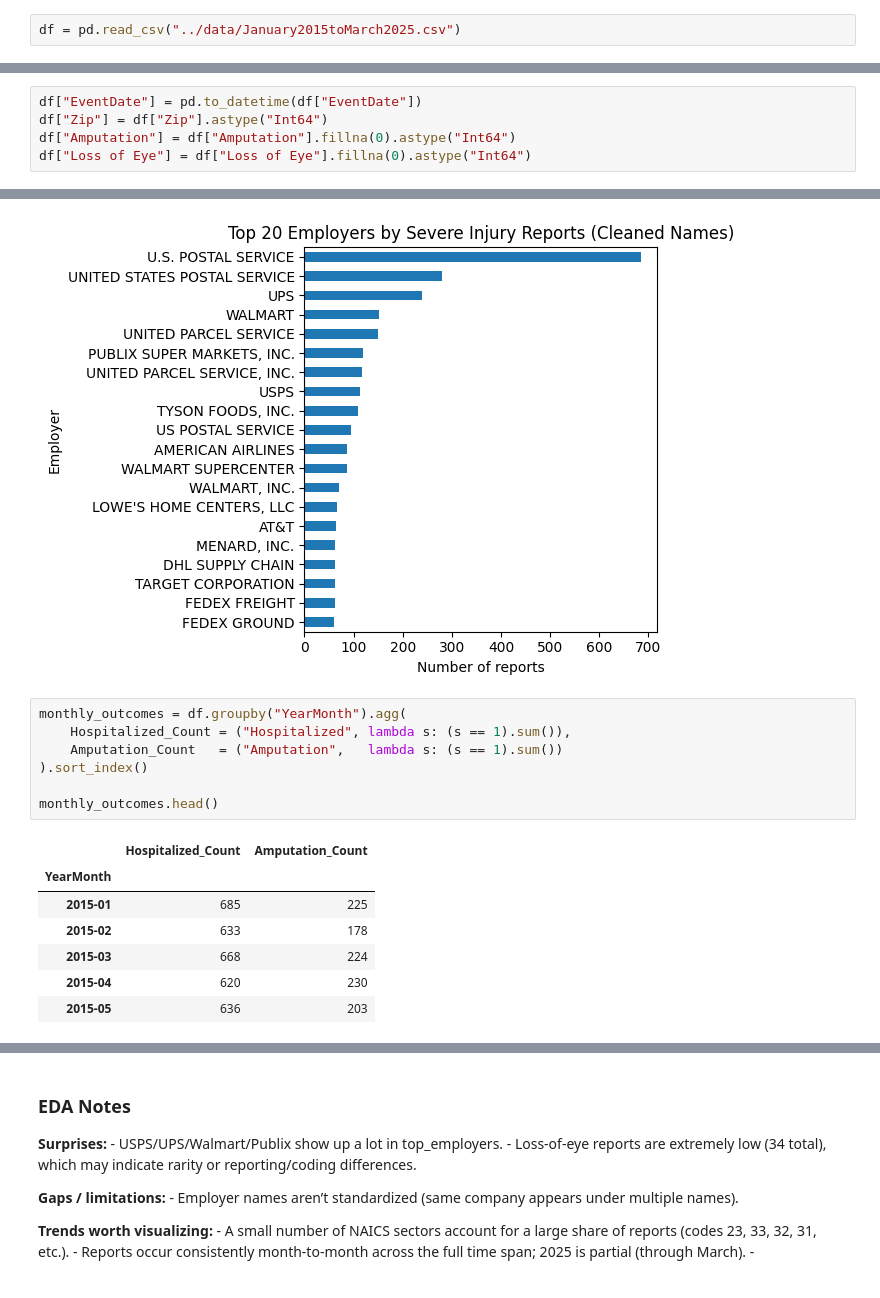
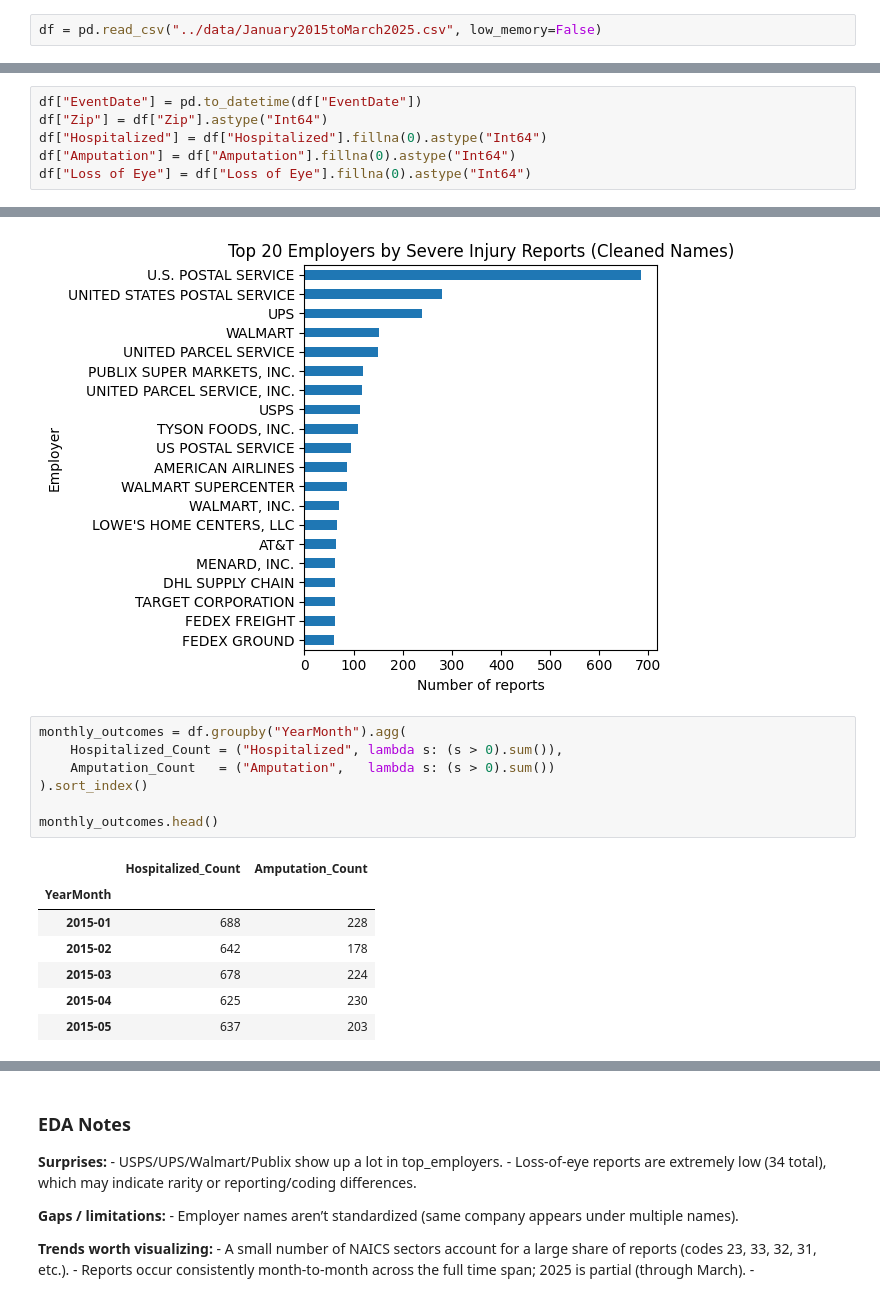
Before and after one commit to CourtneyMandela/occupational_injury_trends, a Jupyter notebook: notebooks/osha_severe_injury.ipynb, the cells around one changed output, grey strips where cells are left out. Saved outputs shown, nothing was run; the diff lists cells and outputs as text.

```diff
--- a/notebooks/osha_severe_injury.ipynb
+++ b/notebooks/osha_severe_injury.ipynb
@@ -4,7 +4,7 @@ import matplotlib.pyplot as plt
 # %% [markdown]
 ## Data Loading
 # %%
-df = pd.read_csv("../data/January2015toMarch2025.csv")
+df = pd.read_csv("../data/January2015toMarch2025.csv", low_memory=False)
 # %%
 df.head()
 # %% [output]
@@ -156,6 +156,7 @@ dtype: object
 # %%
 df["EventDate"] = pd.to_datetime(df["EventDate"])
 df["Zip"] = df["Zip"].astype("Int64")
+df["Hospitalized"] = df["Hospitalized"].fillna(0).astype("Int64")
 df["Amputation"] = df["Amputation"].fillna(0).astype("Int64")
 df["Loss of Eye"] = df["Loss of Eye"].fillna(0).astype("Int64")
 # %%
@@ -680,19 +683,19 @@ plt.show()
 [figure]
 # %%
 monthly_outcomes = df.groupby("YearMonth").agg(
-    Hospitalized_Count = ("Hospitalized", lambda s: (s == 1).sum()),
-    Amputation_Count   = ("Amputation",   lambda s: (s == 1).sum())
+    Hospitalized_Count = ("Hospitalized", lambda s: (s > 0).sum()),
+    Amputation_Count   = ("Amputation",   lambda s: (s > 0).sum())
 ).sort_index()
 
 monthly_outcomes.head()
 # %% [output]
 |  | Hospitalized_Count | Amputation_Count |
 | YearMonth |  |  |
-| 2015-01 | 685 | 225 |
-| 2015-02 | 633 | 178 |
-| 2015-03 | 668 | 224 |
-| 2015-04 | 620 | 230 |
-| 2015-05 | 636 | 203 |
+| 2015-01 | 688 | 228 |
+| 2015-02 | 642 | 178 |
+| 2015-03 | 678 | 224 |
+| 2015-04 | 625 | 230 |
+| 2015-05 | 637 | 203 |
 # %%
 plt.plot(monthly_outcomes.index, monthly_outcomes["Hospitalized_Count"], label="Hospitalized")
 plt.plot(monthly_outcomes.index, monthly_outcomes["Amputation_Count"], label="Amputation")
```
Also changed, not shown: parts of 18 cells of this notebook, 2 other files.
